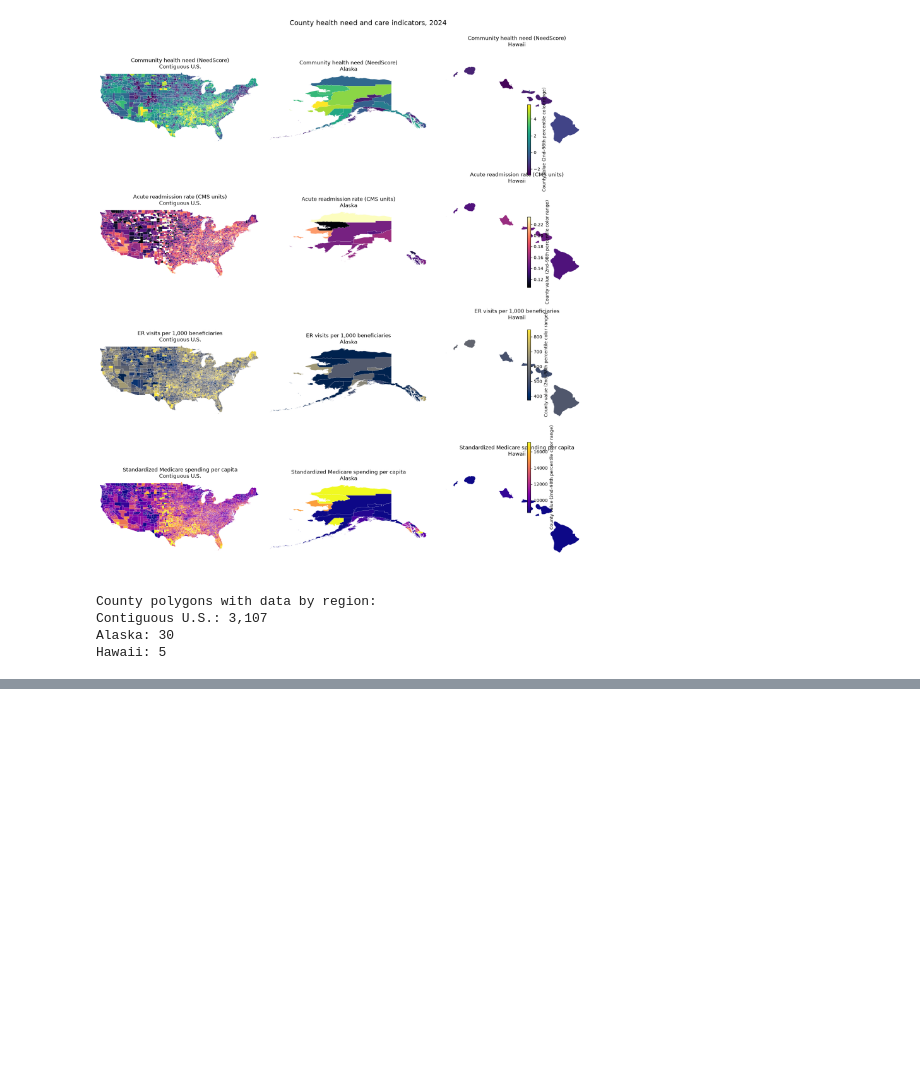
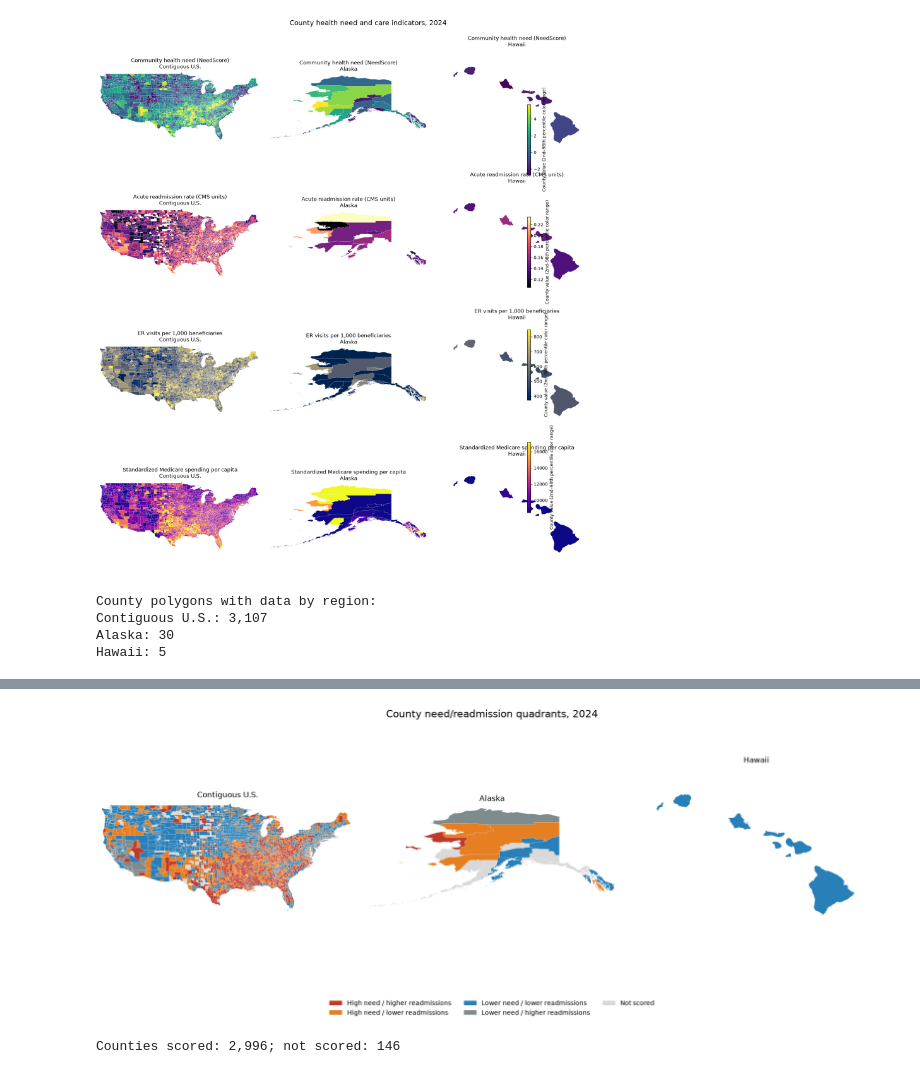
Before and after one commit to jho-code/Portfolio, a Jupyter notebook: projects/healthcare-access/notebooks/04_merge_analysis.ipynb, the cells around one changed output, grey strips where cells are left out. Drawn from its saved outputs; the diff is of its cells as text; code cells hidden in the pictures; blank space fills up the shorter version.

```diff
--- a/projects/healthcare-access/notebooks/04_merge_analysis.ipynb
+++ b/projects/healthcare-access/notebooks/04_merge_analysis.ipynb
@@ -208,0 +224,20 @@ priority_counties.head(20)
+# %%
+score_df["BeneficiaryCountQuartile"] = pd.qcut(
+    score_df["BENES_TOTAL_CNT"],
+    q=4,
+    duplicates="drop",
+)
+denominator_profile = (
+    score_df.groupby("BeneficiaryCountQuartile", observed=True)
+    .agg(
+        Counties=("CountyFIPS", "count"),
+        Priority_counties=("Priority", "sum"),
+        Priority_share=("Priority", "mean"),
+        Median_ER_visits=("ER_VISITS_PER_1000_BENES", "median"),
+        Median_readmission_rate=("ACUTE_HOSP_READMSN_PCT", "median"),
+    )
+)
+denominator_profile["Priority_share_pct"] = (
+    100 * denominator_profile["Priority_share"]
+).round(1)
+denominator_profile.drop(columns="Priority_share")
@@ -359,0 +431,49 @@ Hawaii: 5
+# %%
+from matplotlib.patches import Patch
+
+quadrant_colors = {
+    "High need / higher readmissions": "#c0392b",
+    "High need / lower readmissions": "#e67e22",
+    "Lower need / lower readmissions": "#2980b9",
+    "Lower need / higher readmissions": "#7f8c8d",
+}
+not_scored_color = "#d9d9d9"
+quadrant_by_fips = score_df.set_index("CountyFIPS")["Quadrant"]
+
+fig, axes = plt.subplots(1, 3, figsize=(18, 7))
+for ax, (region, limits) in zip(axes, region_limits.items()):
+    patches = []
+    facecolors = []
+    for vertices, county_fips in region_polygons[region]:
+        patches.append(MapPolygon(vertices, closed=True))
+        quadrant = quadrant_by_fips.get(county_fips)
+        facecolors.append(quadrant_colors.get(quadrant, not_scored_color))
+
+    collection = PatchCollection(
+        patches,
+        facecolors=facecolors,
+        edgecolor="white",
+        linewidth=0.15,
+    )
+    ax.add_collection(collection)
+    west, east, south, north = limits
+    ax.set_xlim(west, east)
+    ax.set_ylim(south, north)
+    ax.set_aspect("equal", adjustable="box")
+    ax.set_title(region)
+    ax.set_axis_off()
+
+legend_items = [
+    Patch(facecolor=color, label=label)
+    for label, color in quadrant_colors.items()
+]
+legend_items.append(Patch(facecolor=not_scored_color, label="Not scored"))
+fig.legend(handles=legend_items, loc="lower center", ncol=3, frameon=False)
+fig.suptitle("County need/readmission quadrants, 2024", fontsize=16)
+fig.subplots_adjust(left=0.02, right=0.98, bottom=0.15, top=0.88, wspace=0.04)
+plt.show()
+
+print(f"Counties scored: {len(score_df):,}; not scored: {len(analysis_df) - len(score_df):,}")
+# %% [output]
+[figure, added]
+Counties scored: 2,996; not scored: 146
```
Also changed, not shown: parts of 10 cells of this notebook.
